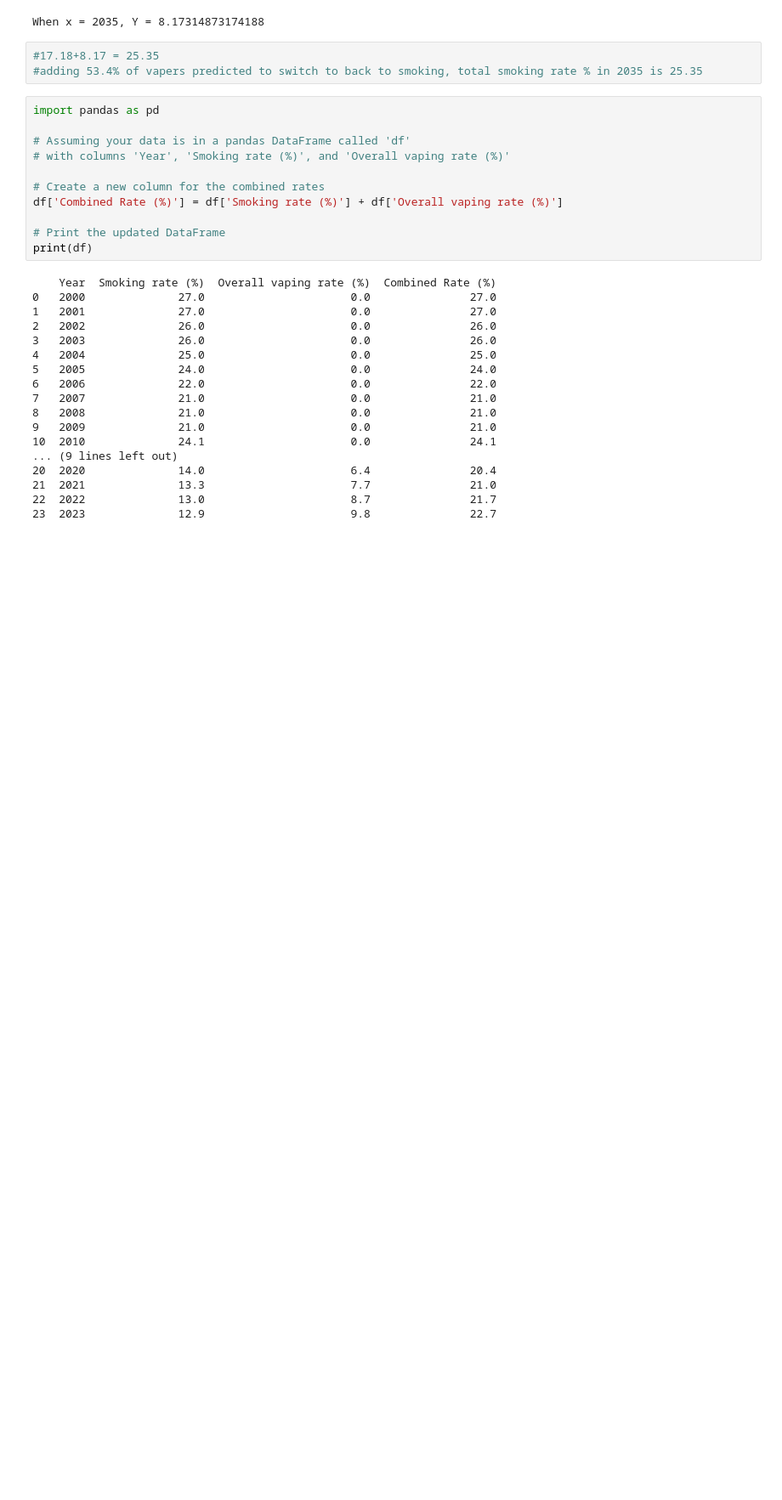
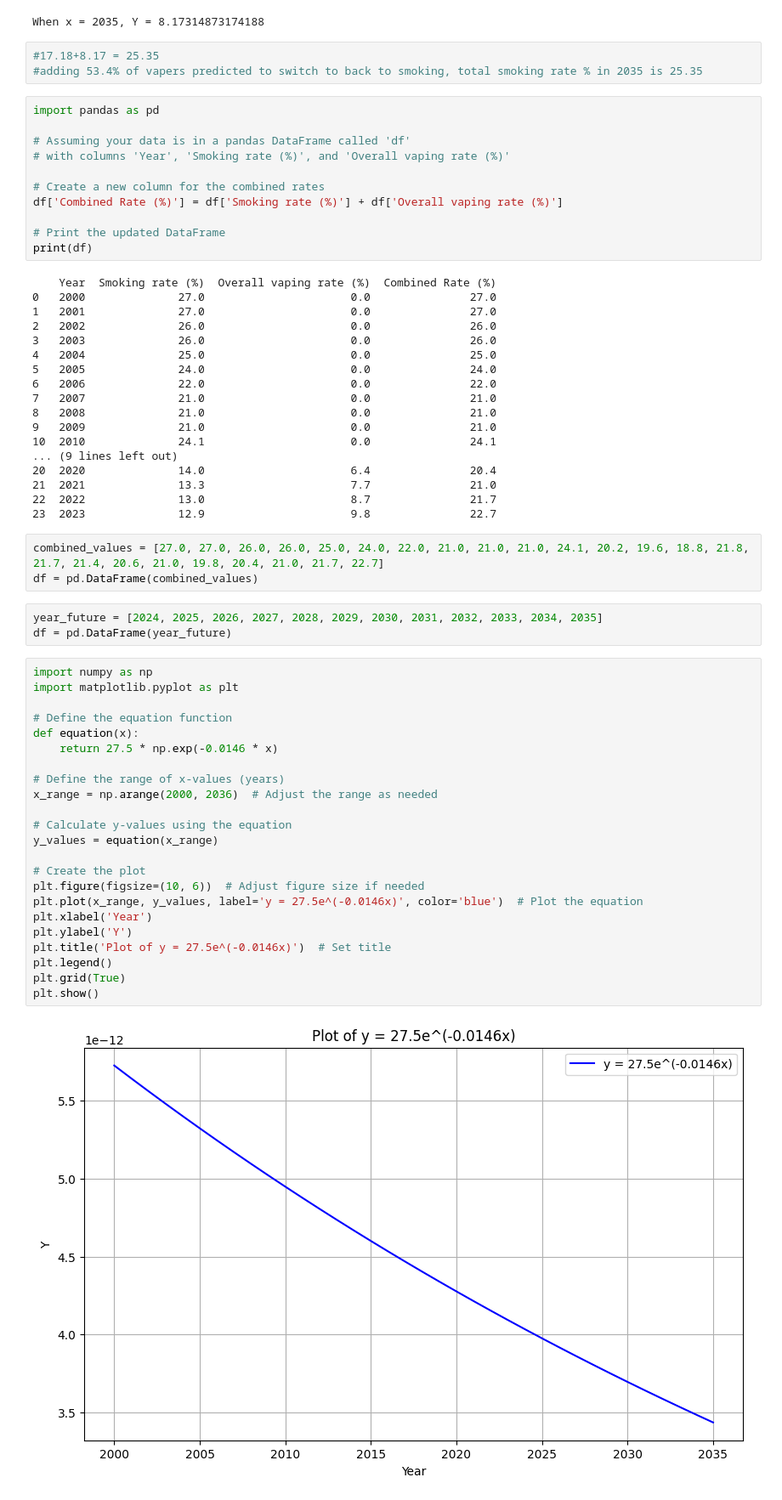
Before and after one commit to biancagallarati/QM2, a Jupyter notebook: project.ipynb, the cells around one changed output. Shown at 85% size. Drawn from its saved outputs; the diff is of its cells as text; blank space fills up the shorter version.

```diff
--- a/project.ipynb
+++ b/project.ipynb
@@ -142,3 +142,34 @@ print(df)
 21  2021              13.3                      7.7               21.0
 22  2022              13.0                      8.7               21.7
 23  2023              12.9                      9.8               22.7
+# %%
+combined_values = [27.0, 27.0, 26.0, 26.0, 25.0, 24.0, 22.0, 21.0, 21.0, 21.0, 24.1, 20.2, 19.6, 18.8, 21.8, 21.7, 21.4, 20.6, 21.0, 19.8, 20.4, 21.0, 21.7, 22.7]
+df = pd.DataFrame(combined_values)
+# %%
+year_future = [2024, 2025, 2026, 2027, 2028, 2029, 2030, 2031, 2032, 2033, 2034, 2035]
+df = pd.DataFrame(year_future)
+# %%
+import numpy as np
+import matplotlib.pyplot as plt
+
+# Define the equation function
+def equation(x):
+    return 27.5 * np.exp(-0.0146 * x)
+
+# Define the range of x-values (years)
+x_range = np.arange(2000, 2036)  # Adjust the range as needed
+
+# Calculate y-values using the equation
+y_values = equation(x_range)
+
+# Create the plot
+plt.figure(figsize=(10, 6))  # Adjust figure size if needed
+plt.plot(x_range, y_values, label='y = 27.5e^(-0.0146x)', color='blue')  # Plot the equation
+plt.xlabel('Year')
+plt.ylabel('Y')
+plt.title('Plot of y = 27.5e^(-0.0146x)')  # Set title
+plt.legend()
+plt.grid(True)
+plt.show()
+# %% [output]
+[figure, added]
```
Also changed, not shown: parts of 2 cells of this notebook.
